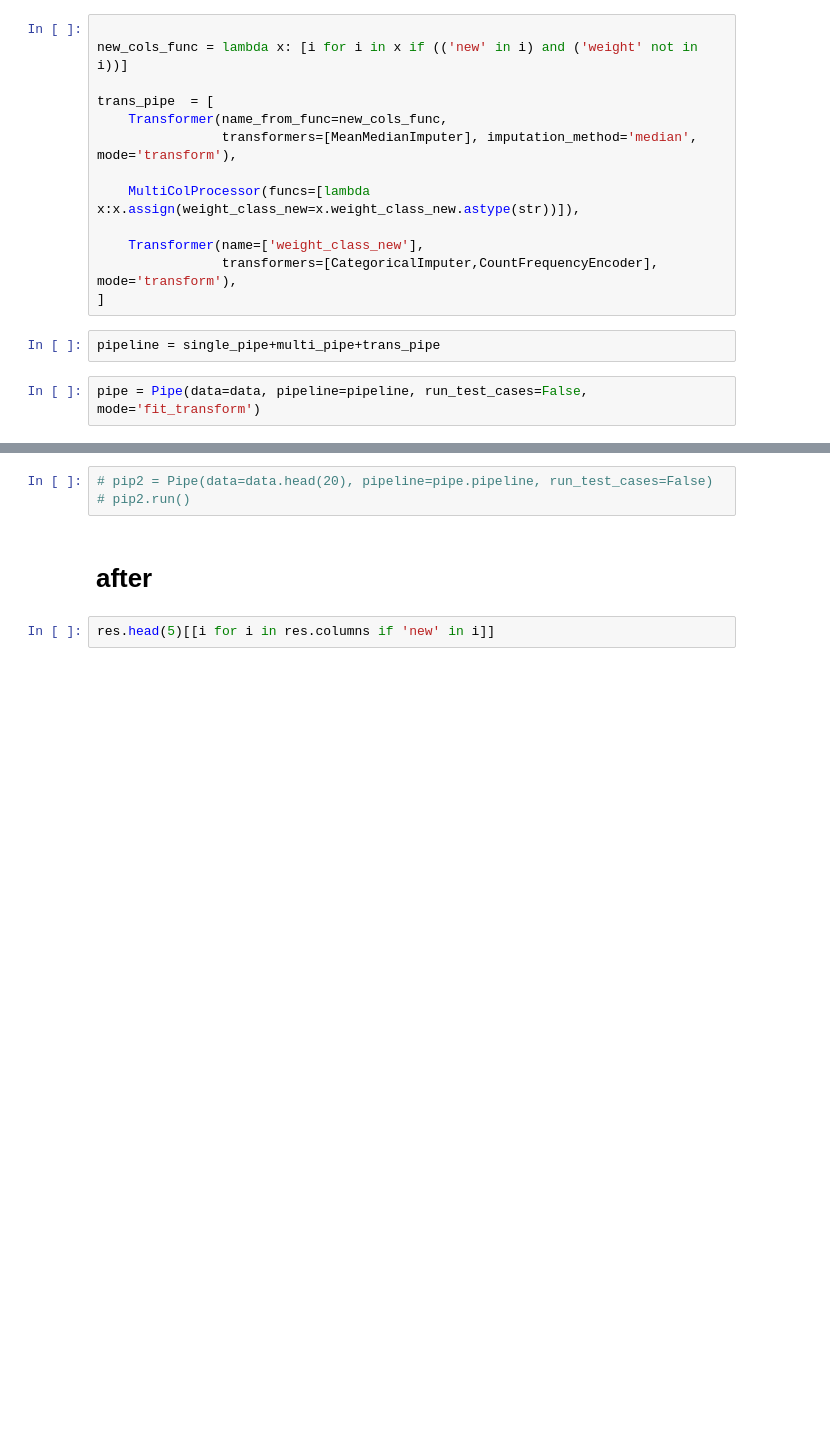
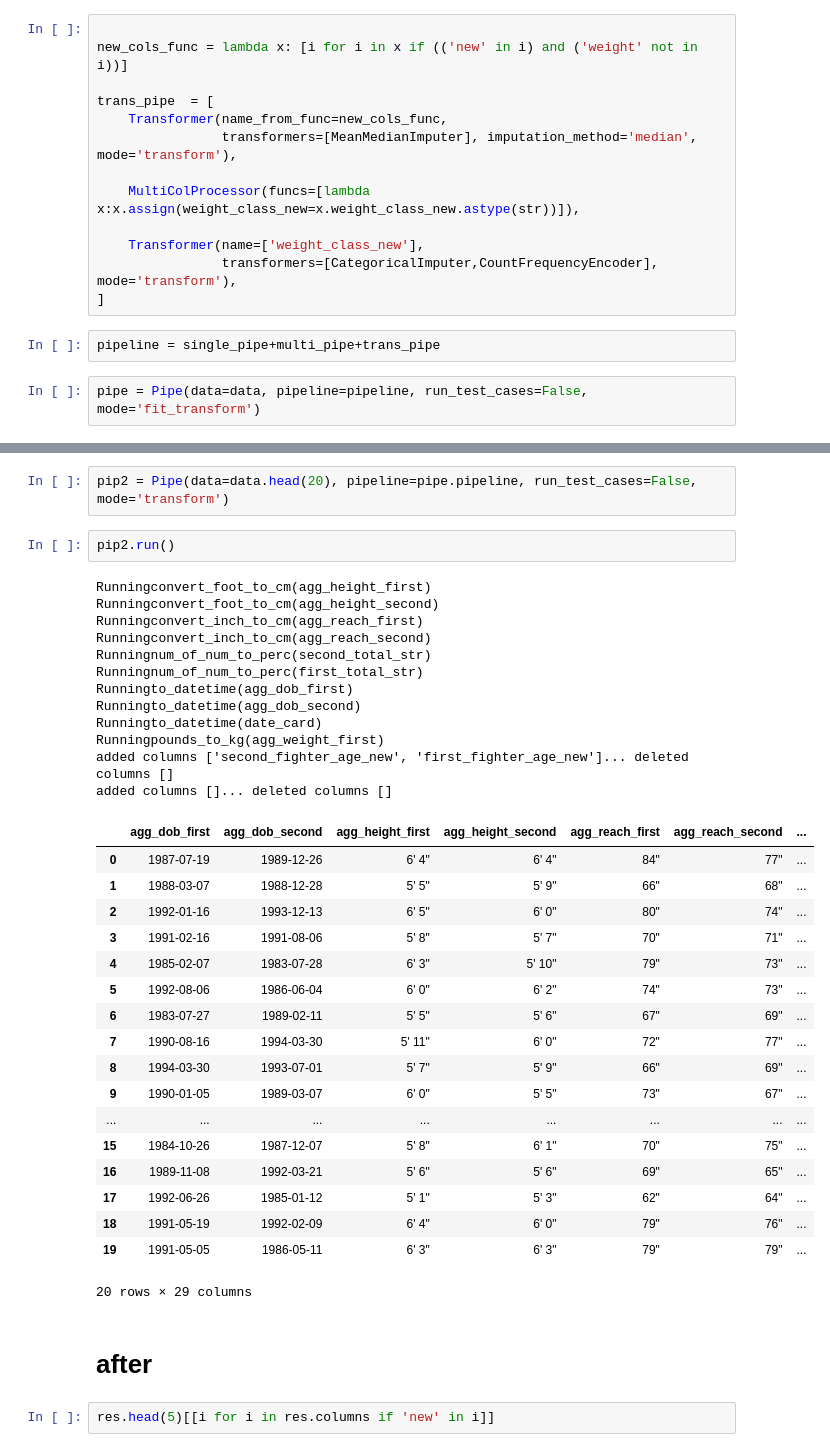
Before and after one commit to ahmedhindi/datapipe, a Jupyter notebook: examples.ipynb, the cells around one changed output, grey strips where cells are left out. Cells and saved outputs as stored; diff of their text form; blank space fills up the shorter version.

Commit message:
fit_transform vs transform is working

```diff
--- a/examples.ipynb
+++ b/examples.ipynb
@@ -120,6 +112,38 @@ added columns []... deleted columns []
 # %%
-# pip2 = Pipe(data=data.head(20), pipeline=pipe.pipeline, run_test_cases=False)
-# pip2.run()
+pip2 = Pipe(data=data.head(20), pipeline=pipe.pipeline, run_test_cases=False, mode='transform')
+# %%
+pip2.run()
+# %% [output]
+Runningconvert_foot_to_cm(agg_height_first)
+Runningconvert_foot_to_cm(agg_height_second)
+Runningconvert_inch_to_cm(agg_reach_first)
+Runningconvert_inch_to_cm(agg_reach_second)
+Runningnum_of_num_to_perc(second_total_str)
+Runningnum_of_num_to_perc(first_total_str)
+Runningto_datetime(agg_dob_first)
+Runningto_datetime(agg_dob_second)
+Runningto_datetime(date_card)
+Runningpounds_to_kg(agg_weight_first)
+added columns ['second_fighter_age_new', 'first_fighter_age_new']... deleted columns []
+added columns []... deleted columns []
+|  | agg_dob_first | agg_dob_second | agg_height_first | agg_height_second | agg_reach_first | agg_reach_second | ... |
+| 0 | 1987-07-19 | 1989-12-26 | 6' 4" | 6' 4" | 84" | 77" | ... |
+| 1 | 1988-03-07 | 1988-12-28 | 5' 5" | 5' 9" | 66" | 68" | ... |
+| 2 | 1992-01-16 | 1993-12-13 | 6' 5" | 6' 0" | 80" | 74" | ... |
+| 3 | 1991-02-16 | 1991-08-06 | 5' 8" | 5' 7" | 70" | 71" | ... |
+| 4 | 1985-02-07 | 1983-07-28 | 6' 3" | 5' 10" | 79" | 73" | ... |
+| 5 | 1992-08-06 | 1986-06-04 | 6' 0" | 6' 2" | 74" | 73" | ... |
+| 6 | 1983-07-27 | 1989-02-11 | 5' 5" | 5' 6" | 67" | 69" | ... |
+| 7 | 1990-08-16 | 1994-03-30 | 5' 11" | 6' 0" | 72" | 77" | ... |
+| 8 | 1994-03-30 | 1993-07-01 | 5' 7" | 5' 9" | 66" | 69" | ... |
+| 9 | 1990-01-05 | 1989-03-07 | 6' 0" | 5' 5" | 73" | 67" | ... |
+| ... | ... | ... | ... | ... | ... | ... | ... |
+| 15 | 1984-10-26 | 1987-12-07 | 5' 8" | 6' 1" | 70" | 75" | ... |
+| 16 | 1989-11-08 | 1992-03-21 | 5' 6" | 5' 6" | 69" | 65" | ... |
+| 17 | 1992-06-26 | 1985-01-12 | 5' 1" | 5' 3" | 62" | 64" | ... |
+| 18 | 1991-05-19 | 1992-02-09 | 6' 4" | 6' 0" | 79" | 76" | ... |
+| 19 | 1991-05-05 | 1986-05-11 | 6' 3" | 6' 3" | 79" | 79" | ... |
+20 rows × 29 columns
 # %% [markdown]
 # after
 # %%
```
Also changed, not shown: parts of 5 cells of this notebook, 2 other files.
